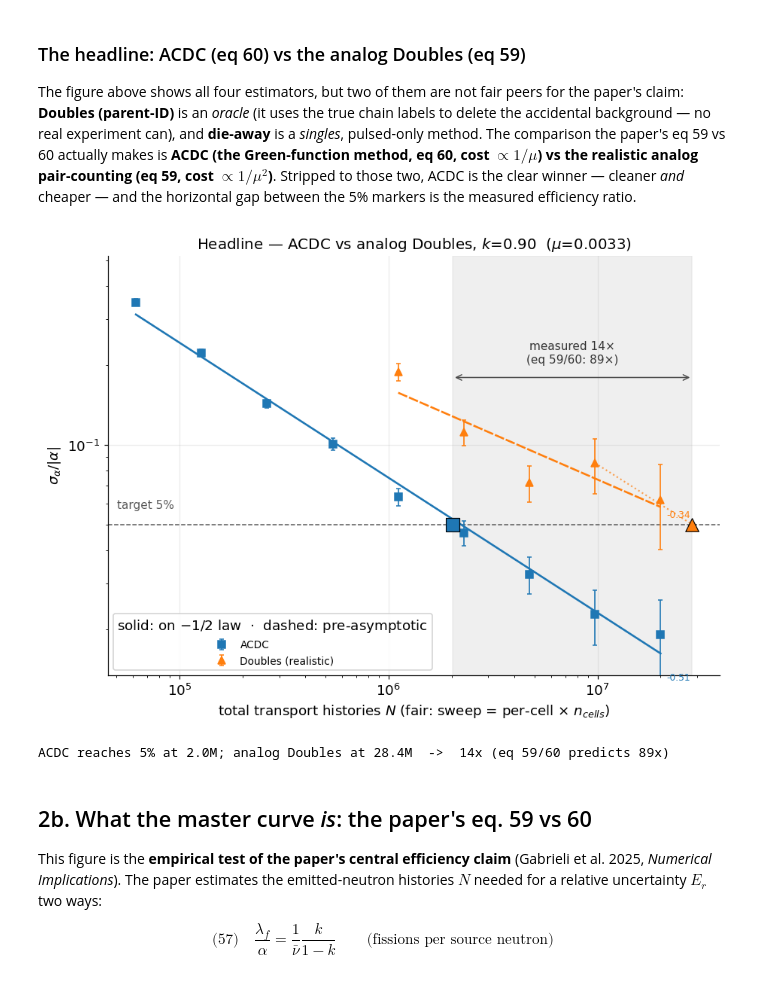
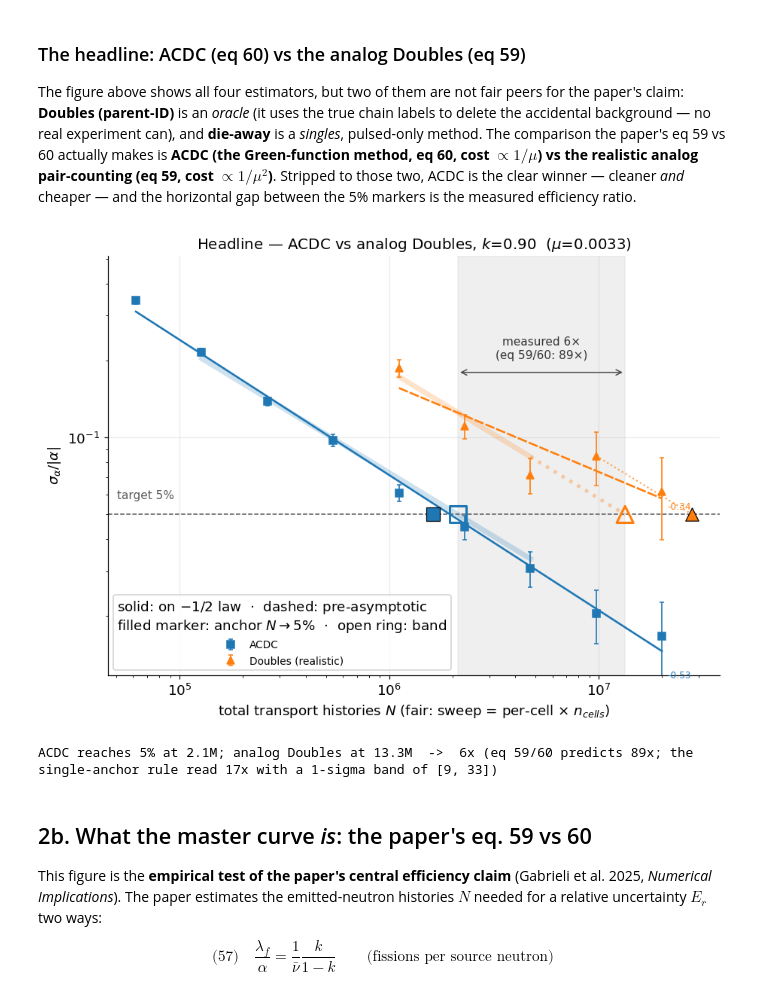
Before and after one commit to itaybnv/openmc-initiation-project, a Jupyter notebook: project/analysis/notebooks/rossi_benchmark.ipynb, the cells around one changed output. Saved outputs shown, nothing was run; the diff lists cells and outputs as text; code cells hidden in the pictures.

```diff
--- a/project/analysis/notebooks/rossi_benchmark.ipynb
+++ b/project/analysis/notebooks/rossi_benchmark.ipynb
@@ -675,32 +840,41 @@ and the horizontal gap between the 5% markers is the measured efficiency ratio.
 # %%
 mu_fl = rb.mu_detector(rb.FLAGSHIP_DOUBLES_TRACK, rb.FLAGSHIP_DOUBLES_DIR)["mu"]
 ratio_pred = rb.eq5960_ratio(gl.K_OF_LABEL[FL], mu_fl, moment=rb.M_SIM)
-ratio_meas = (h2t["realistic"]["n_target"] / h2t["acdc"]["n_target"]
-              if (h2t["realistic"]["ok"] and h2t["acdc"]["ok"]) else np.nan)
+# band estimator throughout (the anchor ratio, 17x here, carried a 1-sigma bootstrap
+# band of [9, 33] and is quoted only for comparison). The realistic band keeps its
+# health warning: 5 band points, the free slope furthest from -1/2, and the only
+# method failing the split-vs-full consistency check.
+ratio_meas = (band["realistic"]["n_target"] / band["acdc"]["n_target"]
+              if (band["realistic"]["ok"] and band["acdc"]["ok"]) else np.nan)
+ratio_anchor = (h2t["realistic"]["n_target"] / h2t["acdc"]["n_target"]
+                if (h2t["realistic"]["ok"] and h2t["acdc"]["ok"]) else np.nan)
 
 fig, ax = plt.subplots(figsize=(8.5, 6.2))
-draw_master_curve(ax, curves, scaling, h2t, alpha_ref, methods=("acdc", "realistic"))
+draw_master_curve(ax, curves, scaling, h2t, alpha_ref, methods=("acdc", "realistic"),
+                  band=band)
 # shade the histories gap between the two 5% targets
 if np.isfinite(ratio_meas):
-    Na, Nr = h2t["acdc"]["n_target"], h2t["realistic"]["n_target"]
+    Na, Nr = band["acdc"]["n_target"], band["realistic"]["n_target"]
     ax.axvspan(Na, Nr, color="0.85", alpha=0.4, zorder=0)
     # place the gap arrow + label in the empty band ABOVE the descending Doubles line
     # (which starts ~0.15 at the left edge of the gap) so they don't cross any curve.
     ax.annotate("", xy=(Nr, TARGET * 3.6), xytext=(Na, TARGET * 3.6),
                 arrowprops=dict(arrowstyle="<->", color="0.3"))
     ax.text(np.sqrt(Na * Nr), TARGET * 4.0,
             f"measured {ratio_meas:.0f}×\n(eq 59/60: {ratio_pred:.0f}×)",
             ha="center", va="bottom", fontsize=10, color="0.2")
 ax.set_title(f"Headline — ACDC vs analog Doubles, $k$={gl.K_OF_LABEL[FL]:.2f}  "
              f"($\\mu$={mu_fl:.2g})")
 plt.tight_layout()
 plt.savefig(FIGURES_DIR / "master_acdc_vs_realistic.png")
 plt.show()
-print(f"ACDC reaches 5% at {fmt_N(h2t['acdc']['n_target'])}; analog Doubles at "
-      f"{fmt_N(h2t['realistic']['n_target'])}  ->  {ratio_meas:.0f}x (eq 59/60 predicts {ratio_pred:.0f}x)")
+print(f"ACDC reaches 5% at {fmt_N(band['acdc']['n_target'])}; analog Doubles at "
+      f"{fmt_N(band['realistic']['n_target'])}  ->  {ratio_meas:.0f}x "
+      f"(eq 59/60 predicts {ratio_pred:.0f}x; the single-anchor rule read "
+      f"{ratio_anchor:.0f}x with a 1-sigma band of [9, 33])")
 # %% [output]
-[figure, old version]
+[figure, new version]
-ACDC reaches 5% at 2.0M; analog Doubles at 28.4M  ->  14x (eq 59/60 predicts 89x)
+ACDC reaches 5% at 2.1M; analog Doubles at 13.3M  ->  6x (eq 59/60 predicts 89x; the single-anchor rule read 17x with a 1-sigma band of [9, 33])
 # %% [markdown]
 ## 2b. What the master curve *is*: the paper's eq. 59 vs 60
 
```
Also changed, not shown: parts of 28 cells of this notebook.
